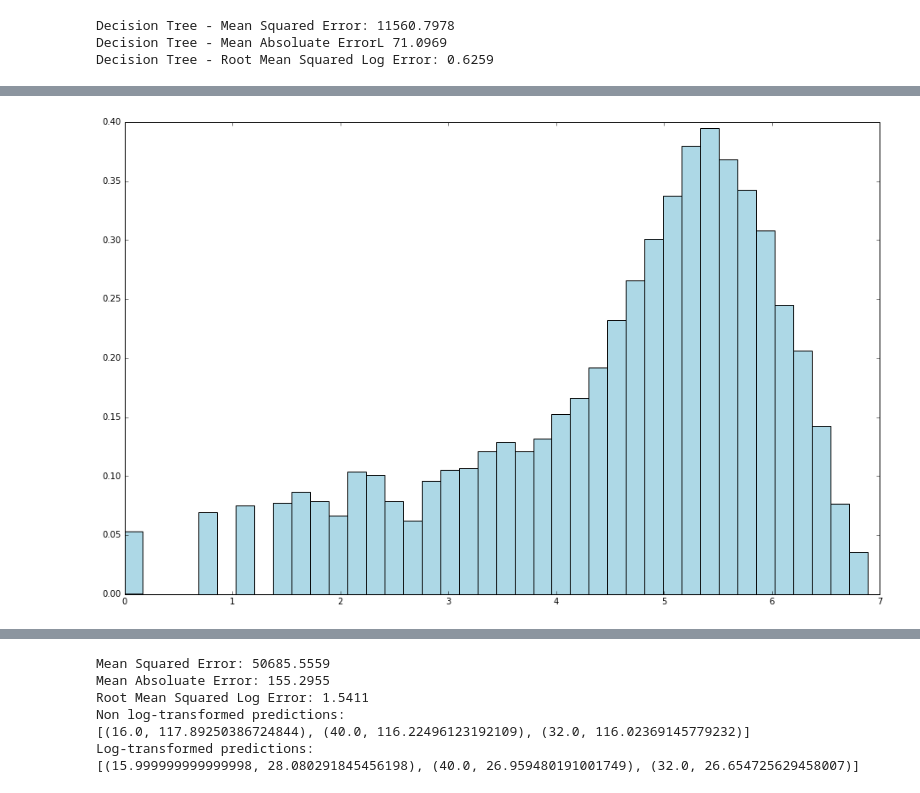
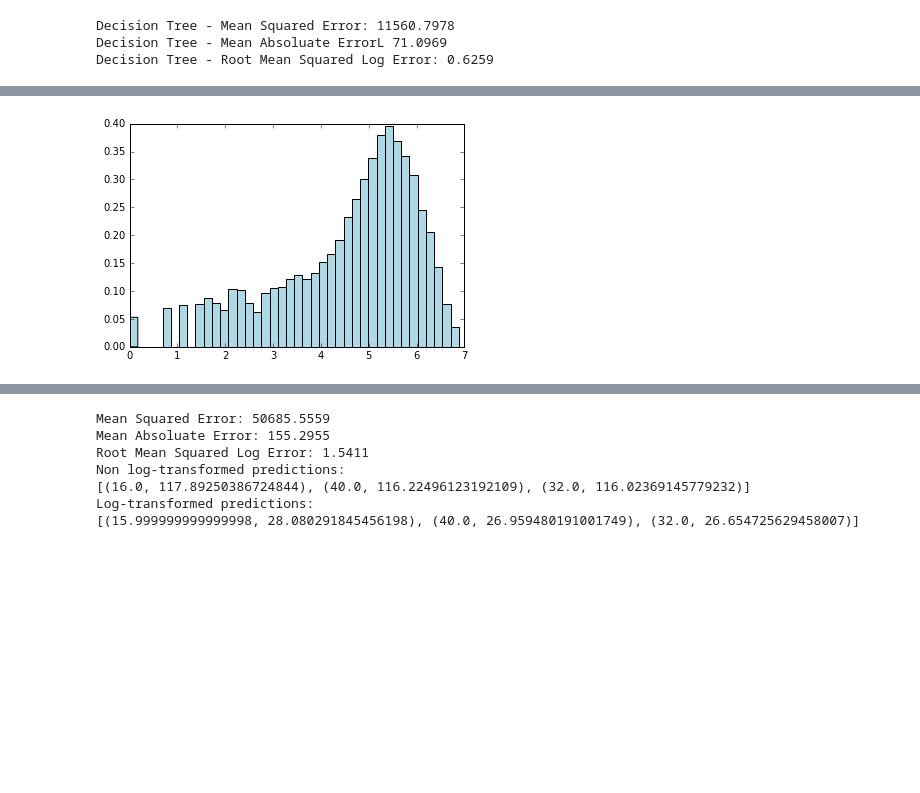
Before and after one commit to hugolu/learn-spark, a Jupyter notebook: machine-learning-with-spark/src/ex-6.ipynb, the cells around one changed output, grey strips where cells are left out. Saved outputs shown, nothing was run; the diff lists cells and outputs as text; code cells hidden in the pictures; blank space fills up the shorter version.

```diff
--- a/machine-learning-with-spark/src/ex-6.ipynb
+++ b/machine-learning-with-spark/src/ex-6.ipynb
@@ -161,10 +184,9 @@ fig.set_size_inches(16, 10)
 # %%
 log_features = records.map(lambda r: np.log(float(r[-1]))).collect()
 hist(log_features, bins=40, color='lightblue', normed=True)
 fig = matplotlib.pyplot.gcf()
-fig.set_size_inches(16, 10)
 # %% [output]
-[figure, old version]
+[figure, new version]
 # %%
 sqrt_targets = records.map(lambda r: np.sqrt(float(r[-1]))).collect()
 hist(sqrt_targets, bins=40, color='lightblue', normed=True)
```
Also changed, not shown: parts of 39 cells of this notebook.
